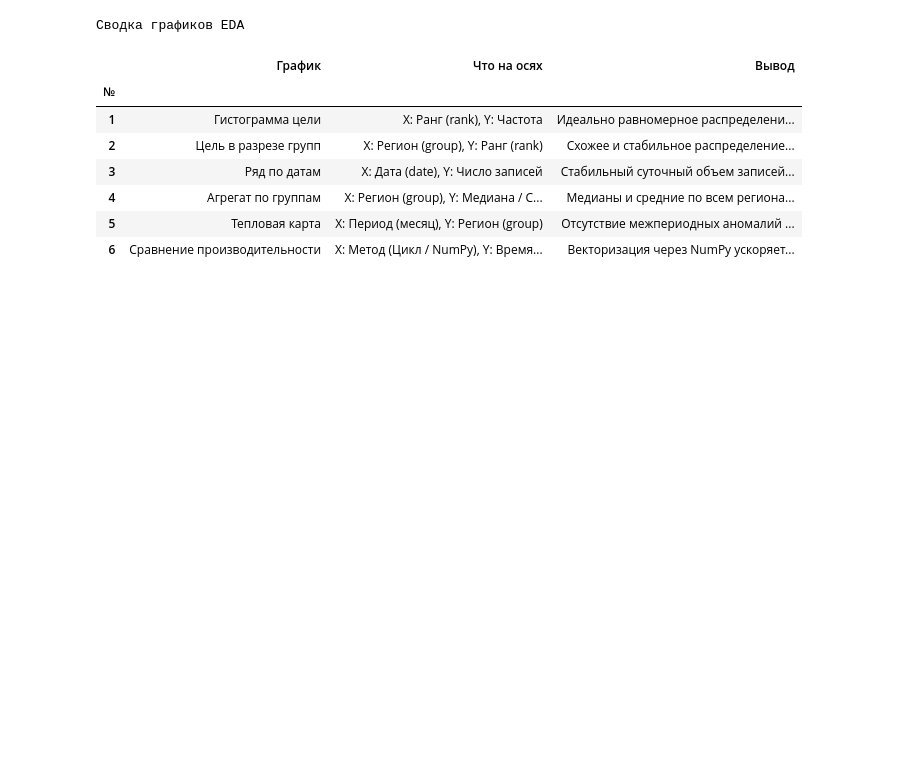
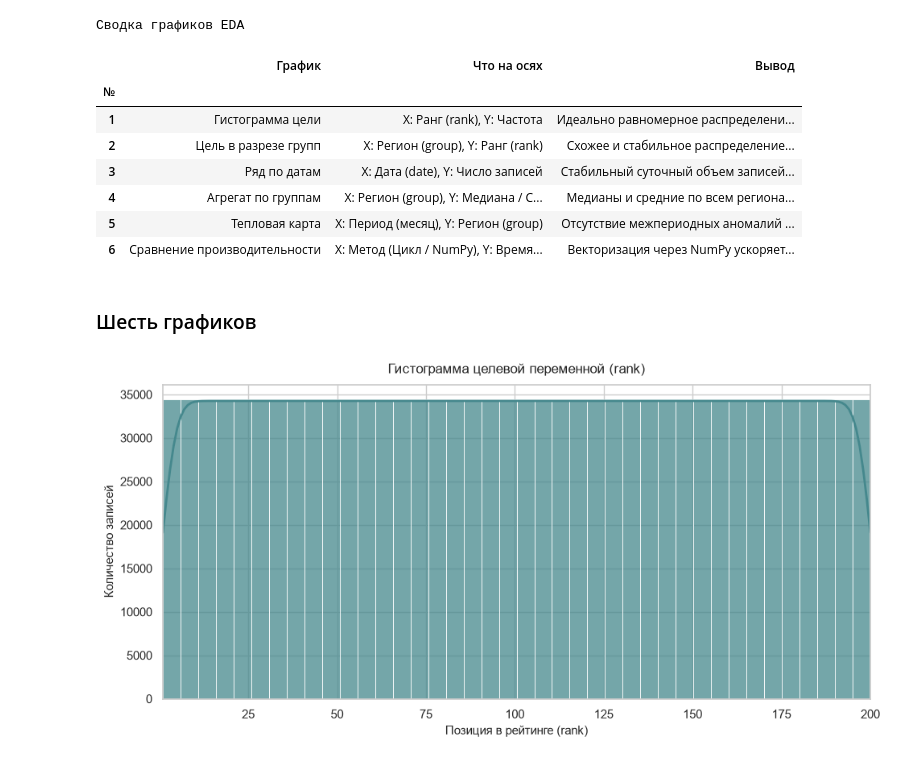
Before and after one commit to haeozo/Data, a Jupyter notebook: notebooks/04_eda.ipynb, the cells around one changed output. Cells and saved outputs as stored; diff of their text form; code cells hidden in the pictures; blank space fills up the shorter version.

```diff
--- a/notebooks/04_eda.ipynb
+++ b/notebooks/04_eda.ipynb
@@ -629,3 +480,39 @@ display(HTML(table_6.style.set_table_styles(styles).to_html()))
 | 4 | Агрегат по группам | X: Регион (group), Y: Медиана / С... | Медианы и средние по всем региона... |
 | 5 | Тепловая карта | X: Период (месяц), Y: Регион (group) | Отсутствие межпериодных аномалий ... |
 | 6 | Сравнение производительности | X: Метод (Цикл / NumPy), Y: Время... | Векторизация через NumPy ускоряет... |
+# %% [markdown]
+### Шесть графиков
+# %%
+import matplotlib.pyplot as plt
+import seaborn as sns
+
+sns.set_theme(style="whitegrid")
+fig, ax = plt.subplots(figsize=(10, 5))
+
+sns.histplot(
+    data=df,
+    x=TARGET_COL,
+    bins=40,
+    kde=True,
+    color="#45888D",
+    edgecolor="white",
+    linewidth=0.6,
+    alpha=0.75,
+    line_kws={"color": "#141213", "linewidth": 2},
+    ax=ax,
+)
+
+ax.set_title(
+    "Гистограмма целевой переменной (rank)",
+    fontsize=12.5,
+    pad=10,
+)
+ax.set_xlabel("Позиция в рейтинге (rank)", fontsize=11)
+ax.set_ylabel("Количество записей", fontsize=11)
+ax.set_xlim(1, 200)
+
+
+plt.tight_layout()
+plt.show()
+# %% [output]
+[figure, added]
```
Also changed, not shown: parts of 16 cells of this notebook.
